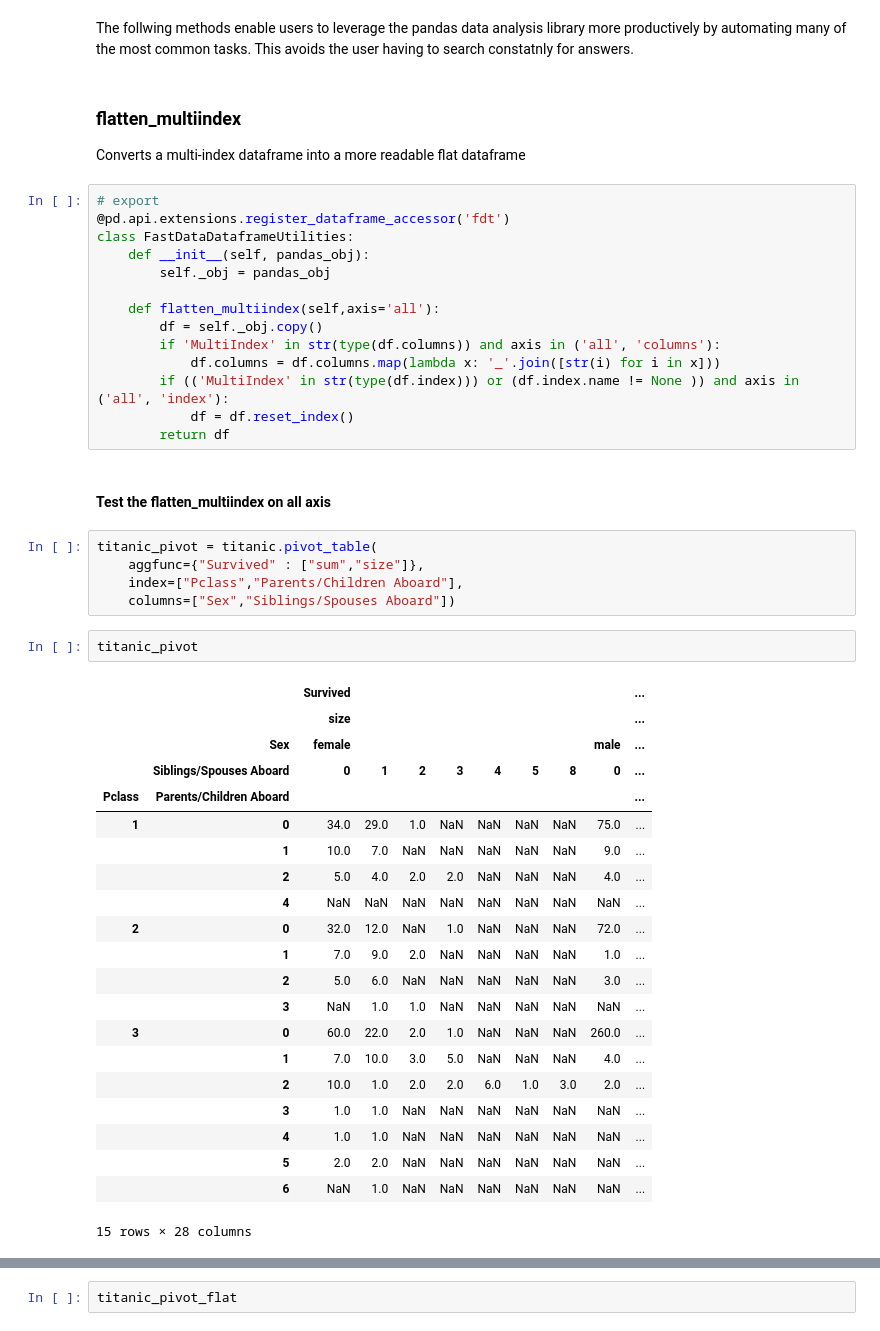
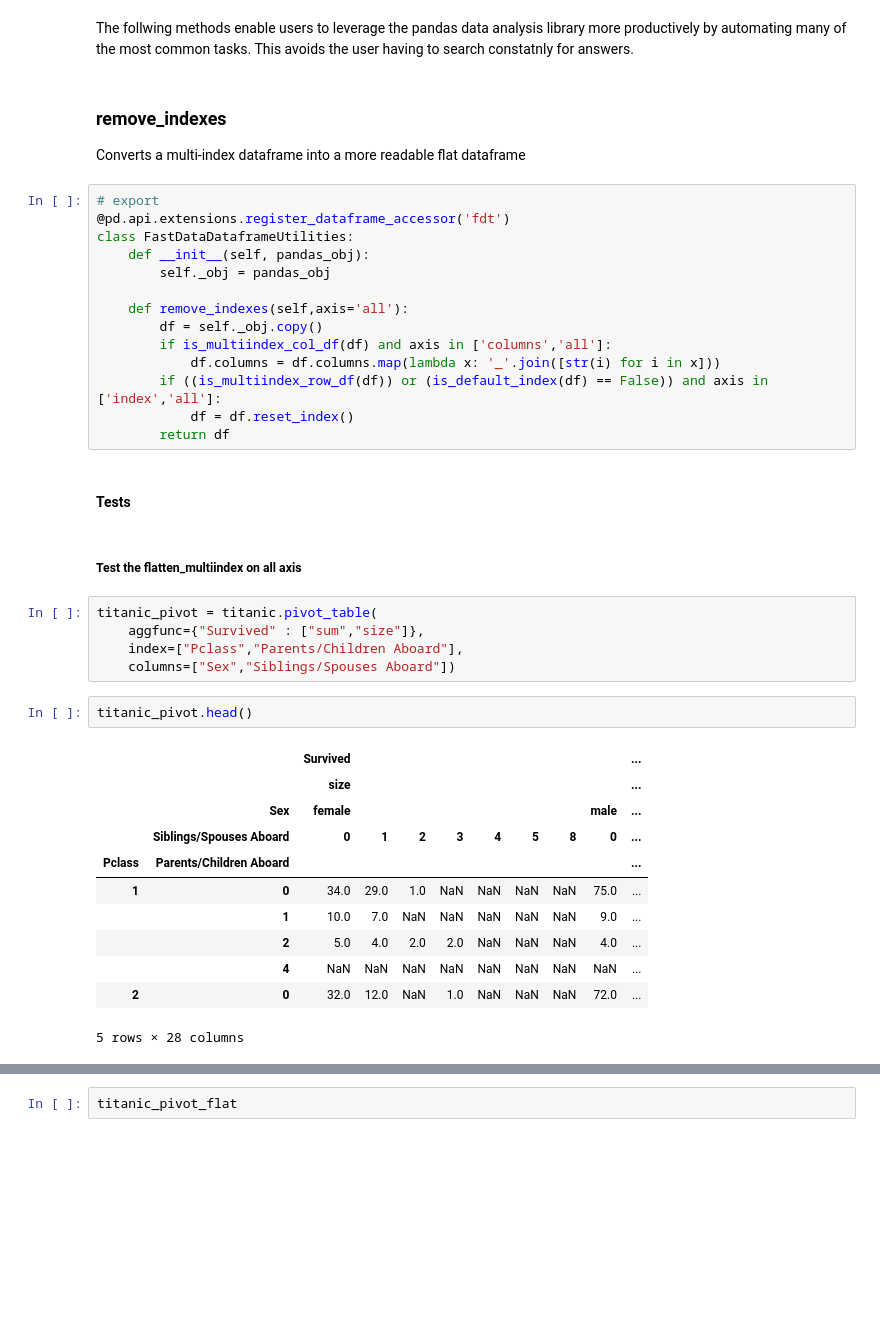
Before and after one commit to molinsp/fastdata, a Jupyter notebook: 00_core.ipynb, the cells around one changed output, grey strips where cells are left out. Drawn from its saved outputs; the diff is of its cells as text; blank space fills up the shorter version.

Commit message:
Improvements in remove index and added conditional columns

```diff
--- a/00_core.ipynb
+++ b/00_core.ipynb
@@ -38,7 +58,7 @@ titanic = pd.read_csv('../Datasets/titanic.csv')
 # %% [markdown]
 The follwing methods enable users to leverage the pandas data analysis library more productively by automating many of the most common tasks. This avoids the user having to search constatnly for answers.
 # %% [markdown]
-### flatten_multiindex
+### remove_indexes
 Converts a multi-index dataframe into a more readable flat dataframe
 # %%
 # export
@@ -47,41 +67,33 @@ class FastDataDataframeUtilities:
     def __init__(self, pandas_obj):
         self._obj = pandas_obj
 
-    def flatten_multiindex(self,axis='all'):
+    def remove_indexes(self,axis='all'):
         df = self._obj.copy()
-        if 'MultiIndex' in str(type(df.columns)) and axis in ('all', 'columns'):
+        if is_multiindex_col_df(df) and axis in ['columns','all']:
             df.columns = df.columns.map(lambda x: '_'.join([str(i) for i in x]))
-        if (('MultiIndex' in str(type(df.index))) or (df.index.name != None )) and axis in ('all', 'index'):
+        if ((is_multiindex_row_df(df)) or (is_default_index(df) == False)) and axis in ['index','all']:
             df = df.reset_index()
         return df
+# %% [markdown]
+#### Tests
 # %% [markdown]
-#### Test the flatten_multiindex on all axis
+##### Test the flatten_multiindex on all axis
 # %%
 titanic_pivot = titanic.pivot_table(
     aggfunc={"Survived" : ["sum","size"]},
     index=["Pclass","Parents/Children Aboard"],
     columns=["Sex","Siblings/Spouses Aboard"])
 # %%
-titanic_pivot
+titanic_pivot.head()
 # %% [output]
 |  |  | Survived |  |  |  |  |  |  |  | ... |
 |  |  | size |  |  |  |  |  |  |  | ... |
 |  | Sex | female |  |  |  |  |  |  | male | ... |
 |  | Siblings/Spouses Aboard | 0 | 1 | 2 | 3 | 4 | 5 | 8 | 0 | ... |
 | Pclass | Parents/Children Aboard |  |  |  |  |  |  |  |  | ... |
 | 1 | 0 | 34.0 | 29.0 | 1.0 | NaN | NaN | NaN | NaN | 75.0 | ... |
 |  | 1 | 10.0 | 7.0 | NaN | NaN | NaN | NaN | NaN | 9.0 | ... |
 |  | 2 | 5.0 | 4.0 | 2.0 | 2.0 | NaN | NaN | NaN | 4.0 | ... |
 |  | 4 | NaN | NaN | NaN | NaN | NaN | NaN | NaN | NaN | ... |
 | 2 | 0 | 32.0 | 12.0 | NaN | 1.0 | NaN | NaN | NaN | 72.0 | ... |
-|  | 1 | 7.0 | 9.0 | 2.0 | NaN | NaN | NaN | NaN | 1.0 | ... |
-|  | 2 | 5.0 | 6.0 | NaN | NaN | NaN | NaN | NaN | 3.0 | ... |
-|  | 3 | NaN | 1.0 | 1.0 | NaN | NaN | NaN | NaN | NaN | ... |
-| 3 | 0 | 60.0 | 22.0 | 2.0 | 1.0 | NaN | NaN | NaN | 260.0 | ... |
-|  | 1 | 7.0 | 10.0 | 3.0 | 5.0 | NaN | NaN | NaN | 4.0 | ... |
-|  | 2 | 10.0 | 1.0 | 2.0 | 2.0 | 6.0 | 1.0 | 3.0 | 2.0 | ... |
-|  | 3 | 1.0 | 1.0 | NaN | NaN | NaN | NaN | NaN | NaN | ... |
-|  | 4 | 1.0 | 1.0 | NaN | NaN | NaN | NaN | NaN | NaN | ... |
-|  | 5 | 2.0 | 2.0 | NaN | NaN | NaN | NaN | NaN | NaN | ... |
-|  | 6 | NaN | 1.0 | NaN | NaN | NaN | NaN | NaN | NaN | ... |
-15 rows × 28 columns
+5 rows × 28 columns
```
Also changed, not shown: parts of 60 cells of this notebook, 6 other files.
